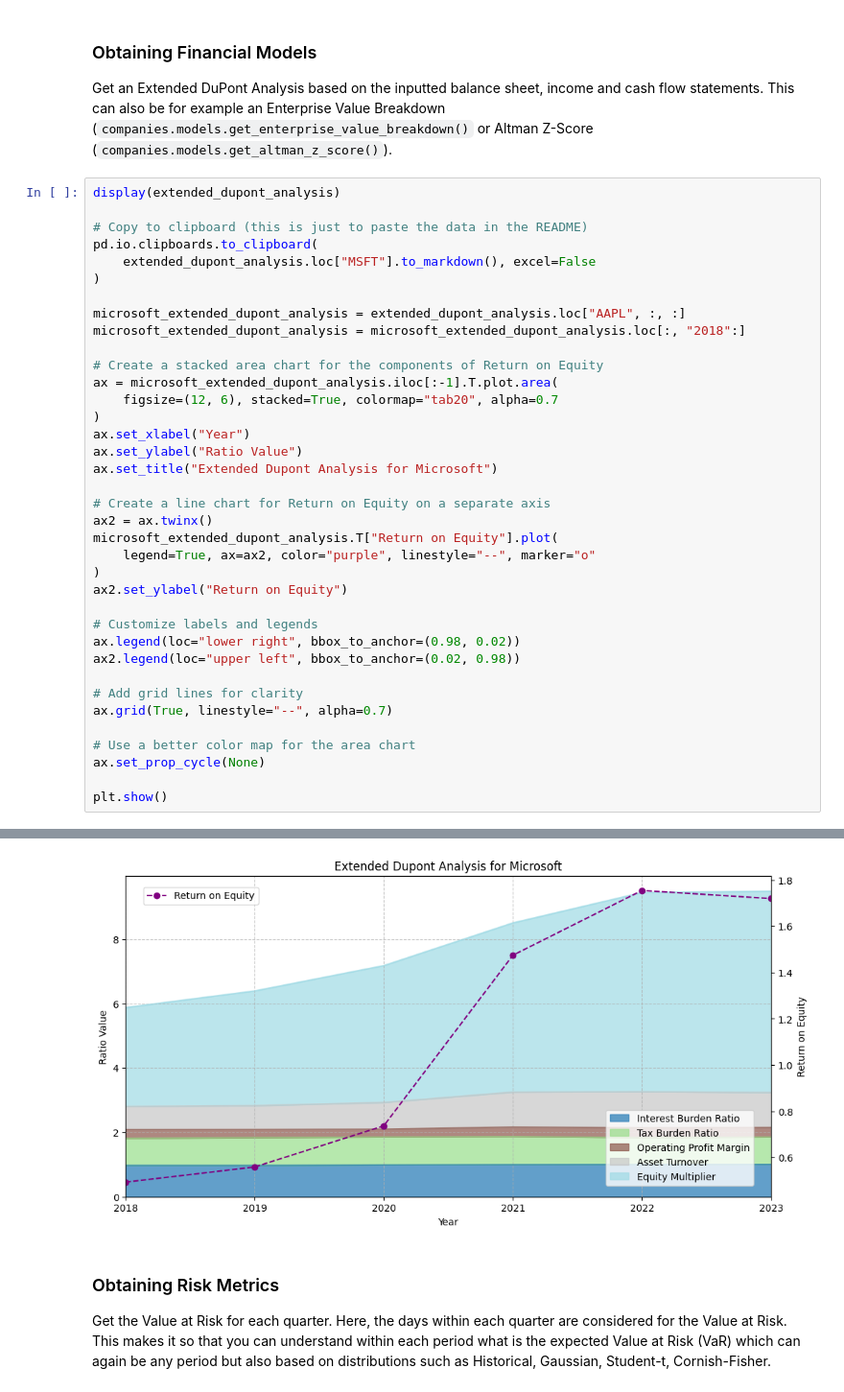
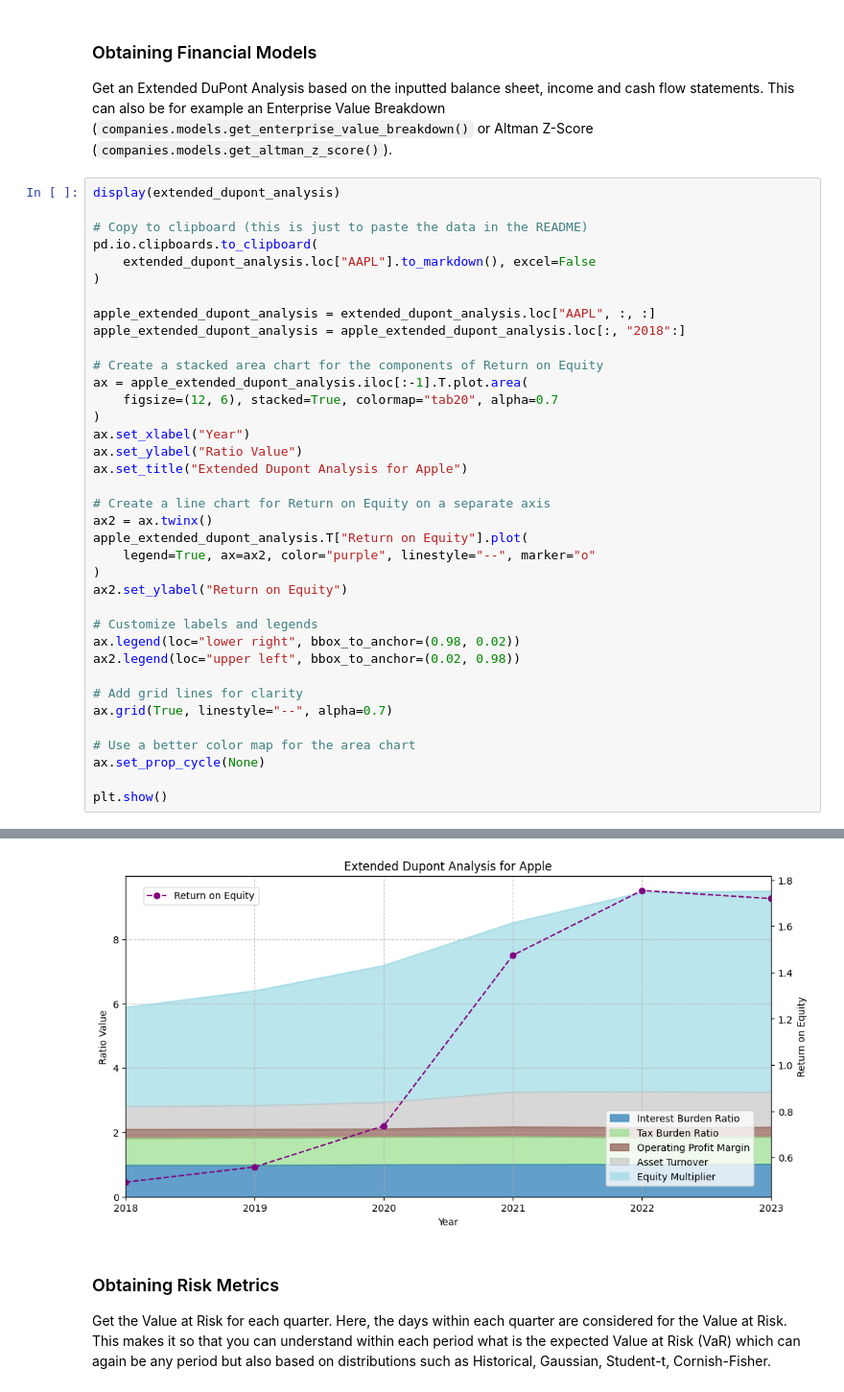
Before and after one commit to JerBouma/FinanceToolkit, a Jupyter notebook: examples/Finance Toolkit - 0. README Examples.ipynb, the cells around one changed output, grey strips where cells are left out. Shown at 96% size. Saved outputs shown, nothing was run; the diff lists cells and outputs as text.

```diff
--- a/examples/Finance Toolkit - 0. README Examples.ipynb
+++ b/examples/Finance Toolkit - 0. README Examples.ipynb
@@ -283,53 +283,53 @@ display(extended_dupont_analysis)
 
 # Copy to clipboard (this is just to paste the data in the README)
 pd.io.clipboards.to_clipboard(
-    extended_dupont_analysis.loc["MSFT"].to_markdown(), excel=False
+    extended_dupont_analysis.loc["AAPL"].to_markdown(), excel=False
 )
 
-microsoft_extended_dupont_analysis = extended_dupont_analysis.loc["AAPL", :, :]
-microsoft_extended_dupont_analysis = microsoft_extended_dupont_analysis.loc[:, "2018":]
+apple_extended_dupont_analysis = extended_dupont_analysis.loc["AAPL", :, :]
+apple_extended_dupont_analysis = apple_extended_dupont_analysis.loc[:, "2018":]
 
 # Create a stacked area chart for the components of Return on Equity
-ax = microsoft_extended_dupont_analysis.iloc[:-1].T.plot.area(
+ax = apple_extended_dupont_analysis.iloc[:-1].T.plot.area(
     figsize=(12, 6), stacked=True, colormap="tab20", alpha=0.7
 )
 ax.set_xlabel("Year")
 ax.set_ylabel("Ratio Value")
-ax.set_title("Extended Dupont Analysis for Microsoft")
+ax.set_title("Extended Dupont Analysis for Apple")
 
 # Create a line chart for Return on Equity on a separate axis
 ax2 = ax.twinx()
-microsoft_extended_dupont_analysis.T["Return on Equity"].plot(
+apple_extended_dupont_analysis.T["Return on Equity"].plot(
     legend=True, ax=ax2, color="purple", linestyle="--", marker="o"
 )
 ax2.set_ylabel("Return on Equity")
 
 # Customize labels and legends
 ax.legend(loc="lower right", bbox_to_anchor=(0.98, 0.02))
 ax2.legend(loc="upper left", bbox_to_anchor=(0.02, 0.98))
 
 # Add grid lines for clarity
 ax.grid(True, linestyle="--", alpha=0.7)
 
 # Use a better color map for the area chart
 ax.set_prop_cycle(None)
 
 plt.show()
 # %% [output]
 |  | date | 2017 | 2018 | 2019 | 2020 | 2021 | 2022 | 2023 |
 | AAPL | Interest Burden Ratio | 0.9572 | 0.9725 | 0.9725 | 0.988 | 0.9976 | 1.0028 | 1.005 |
 |  | Tax Burden Ratio | 0.7882 | 0.8397 | 0.8643 | 0.8661 | 0.869 | 0.8356 | 0.8486 |
 |  | Operating Profit Margin | 0.2796 | 0.2745 | 0.2527 | 0.2444 | 0.2985 | 0.302 | 0.2967 |
 |  | Asset Turnover | NaN | 0.7168 | 0.7389 | 0.8288 | 1.0841 | 1.1206 | 1.0868 |
 |  | Equity Multiplier | NaN | 3.0724 | 3.5633 | 4.2509 | 5.255 | 6.1862 | 6.252 |
 |  | Return on Equity | NaN | 0.4936 | 0.5592 | 0.7369 | 1.4744 | 1.7546 | 1.7195 |
 | MSFT | Interest Burden Ratio | 0.9644 | 0.9612 | 0.9833 | 0.9985 | 0.9833 | 0.996 | 0.9912 |
 |  | Tax Burden Ratio | 0.9497 | 0.4727 | 0.9134 | 0.8361 | 0.8764 | 0.8723 | 0.8174 |
 |  | Operating Profit Margin | 0.2574 | 0.3305 | 0.3472 | 0.3708 | 0.423 | 0.4222 | 0.4214 |
 |  | Asset Turnover | NaN | 0.4415 | 0.4615 | 0.4866 | 0.5293 | 0.5676 | 0.5456 |
 |  | Equity Multiplier | NaN | 3.2231 | 2.9474 | 2.6644 | 2.4399 | 2.2643 | 2.0839 |
 |  | Return on Equity | NaN | 0.2137 | 0.4241 | 0.4014 | 0.4708 | 0.4715 | 0.3882 |
-[figure, old version]
+[figure, new version]
 # %% [markdown]
 ### Obtaining Risk Metrics
 
```
Also changed, not shown: parts of 2 cells of this notebook.
